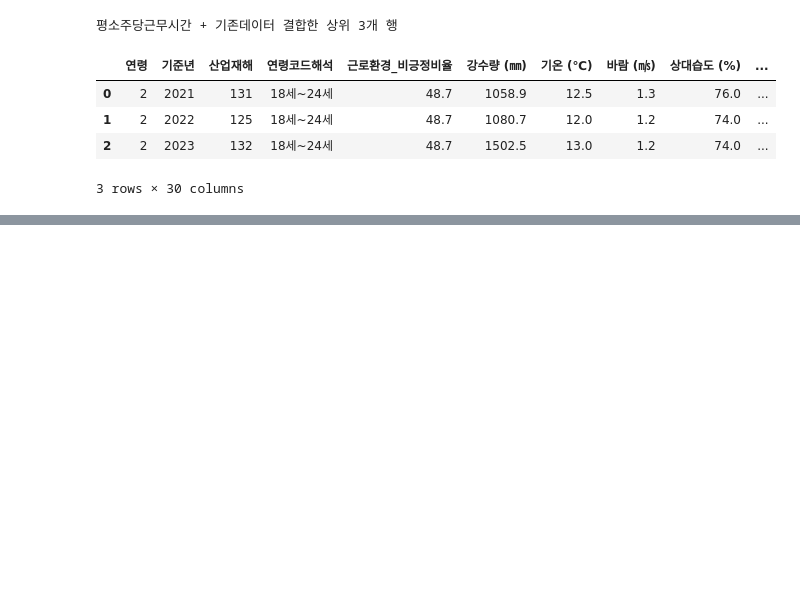
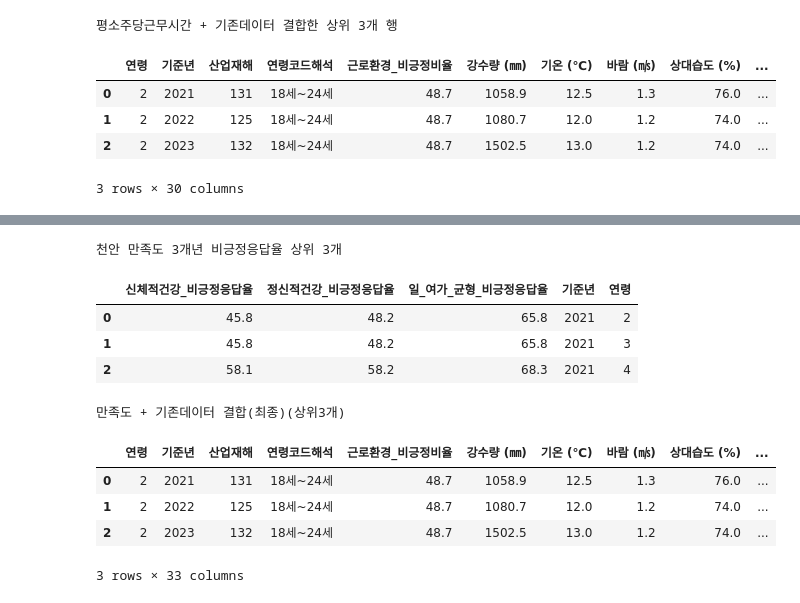
Before and after one commit to starpilpython/cheonan_data_contest, a Jupyter notebook: 분석보고서.ipynb, the cells around one changed output, grey strips where cells are left out. Saved outputs shown, nothing was run; the diff lists cells and outputs as text; code cells hidden in the pictures; blank space fills up the shorter version.

```diff
--- a/분석보고서.ipynb
+++ b/분석보고서.ipynb
@@ -536,2 +501,0 @@ dtype: float64
-# %%
-cheonan_oa_df_final[col] =
@@ -558,0 +502,59 @@ cheonan_oa_df_final
+# %%
+surgey_path_list =[('1. 기초자료\입력변수\천안의_만족도_2021.csv',2021),
+                ('1. 기초자료\입력변수\천안의_만족도_2022.csv',2022),
+                ('1. 기초자료\입력변수\천안의_만족도_2023.csv',2023)]
+
+surgey_file_list = []
+for path,year in surgey_path_list:
+    sub_surgey = pd.read_csv(path)
+    sub_surgey.columns = sub_surgey.iloc[0] +" / " + sub_surgey.iloc[1]
+
+    sub_surgey = sub_surgey[sub_surgey['응답자 특성별(2) / 응답자 특성별(2)'].isin(['20대','30대','40대','50대','60세이상'])]
+    sub_surgey.set_index(['응답자 특성별(1) / 응답자 특성별(1)', '응답자 특성별(2) / 응답자 특성별(2)'],inplace=True)
+
+    sub_surgey = sub_surgey.astype(float)
+
+    sub_surgey['신체적건강_비긍정응답율'] = sub_surgey[['(개인차원) 신체적 건강 / 매우 불만족 (%)', '(개인차원) 신체적 건강 / 약간 불만족 (%)', '(개인차원) 신체적 건강 / 보통 (%)']].sum(axis=1)
+    sub_surgey['정신적건강_비긍정응답율'] = sub_surgey[['(개인차원) 정신적 건강 / 매우 불만족 (%)', '(개인차원) 정신적 건강 / 약간 불만족 (%)', '(개인차원) 정신적 건강 / 보통 (%)',]].sum(axis=1)
+    sub_surgey['일_여가_균형_비긍정응답율'] = sub_surgey[['(개인차원) 일과 여가의 균형 / 매우 불만족 (%)', '(개인차원) 일과 여가의 균형 / 약간 불만족 (%)', '(개인차원) 일과 여가의 균형 / 보통 (%)']].sum(axis=1)
+    sub_surgey.reset_index(names=['구분','연령'],inplace=True)
+    sub_surgey = sub_surgey[['연령','신체적건강_비긍정응답율','정신적건강_비긍정응답율','일_여가_균형_비긍정응답율']].copy()
+    sub_surgey['기준년'] = year
+
+
+    # 종속변수에 맞게 연령별 매핑
+    age_dummy_code = {
+        "20대": [2,3],
+        "30대": [4,5],
+        "40대": [6,7],
+        "50대": [8,9],
+        "60세이상": [16]
+    }
+    age_df = pd.DataFrame(age_dummy_code.items(), columns=["연령","코드"])
+
+    age_df = age_df.explode("코드")   # 리스트 풀어서 여러 행으로 변환
+    sub_surgey = pd.merge(sub_surgey,age_df,on='연령',how='left')
+
+    sub_surgey.drop(columns=['연령'],inplace=True)
+    sub_surgey.rename(columns={'코드':'연령'},inplace=True)
+    surgey_file_list.append(sub_surgey)
+
+sub_surgey = pd.concat(surgey_file_list)
+print('천안 만족도 3개년 비긍정응답율 상위 3개')
+display(sub_surgey.head(3))
+
+cheonan_oa_df_final = pd.merge(cheonan_oa_df_final,sub_surgey,on=['기준년','연령'],how='left')
+print('만족도 + 기존데이터 결합(최종)(상위3개)')
+display(cheonan_oa_df_final.head(3))
+# %% [output]
+천안 만족도 3개년 비긍정응답율 상위 3개
+|  | 신체적건강_비긍정응답율 | 정신적건강_비긍정응답율 | 일_여가_균형_비긍정응답율 | 기준년 | 연령 |
+| 0 | 45.8 | 48.2 | 65.8 | 2021 | 2 |
+| 1 | 45.8 | 48.2 | 65.8 | 2021 | 3 |
+| 2 | 58.1 | 58.2 | 68.3 | 2021 | 4 |
+만족도 + 기존데이터 결합(최종)(상위3개)
+|  | 연령 | 기준년 | 산업재해 | 연령코드해석 | 근로환경_비긍정비율 | 강수량 (㎜) | 기온 (℃) | 바람 (㎧) | 상대습도 (%) | ... |
+| 0 | 2 | 2021 | 131 | 18세~24세 | 48.7 | 1058.9 | 12.5 | 1.3 | 76.0 | ... |
+| 1 | 2 | 2022 | 125 | 18세~24세 | 48.7 | 1080.7 | 12.0 | 1.2 | 74.0 | ... |
+| 2 | 2 | 2023 | 132 | 18세~24세 | 48.7 | 1502.5 | 13.0 | 1.2 | 74.0 | ... |
+3 rows × 33 columns
```
Also changed, not shown: parts of 4 cells of this notebook.
